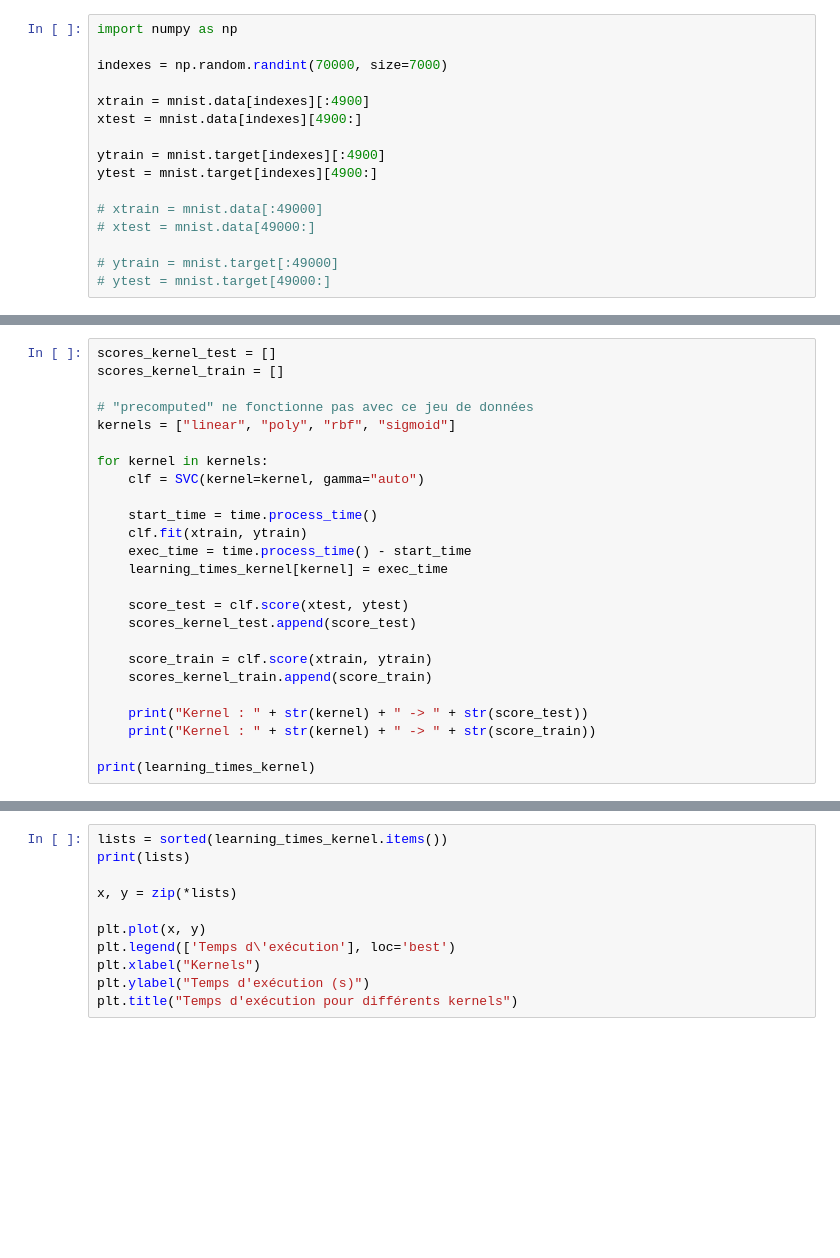
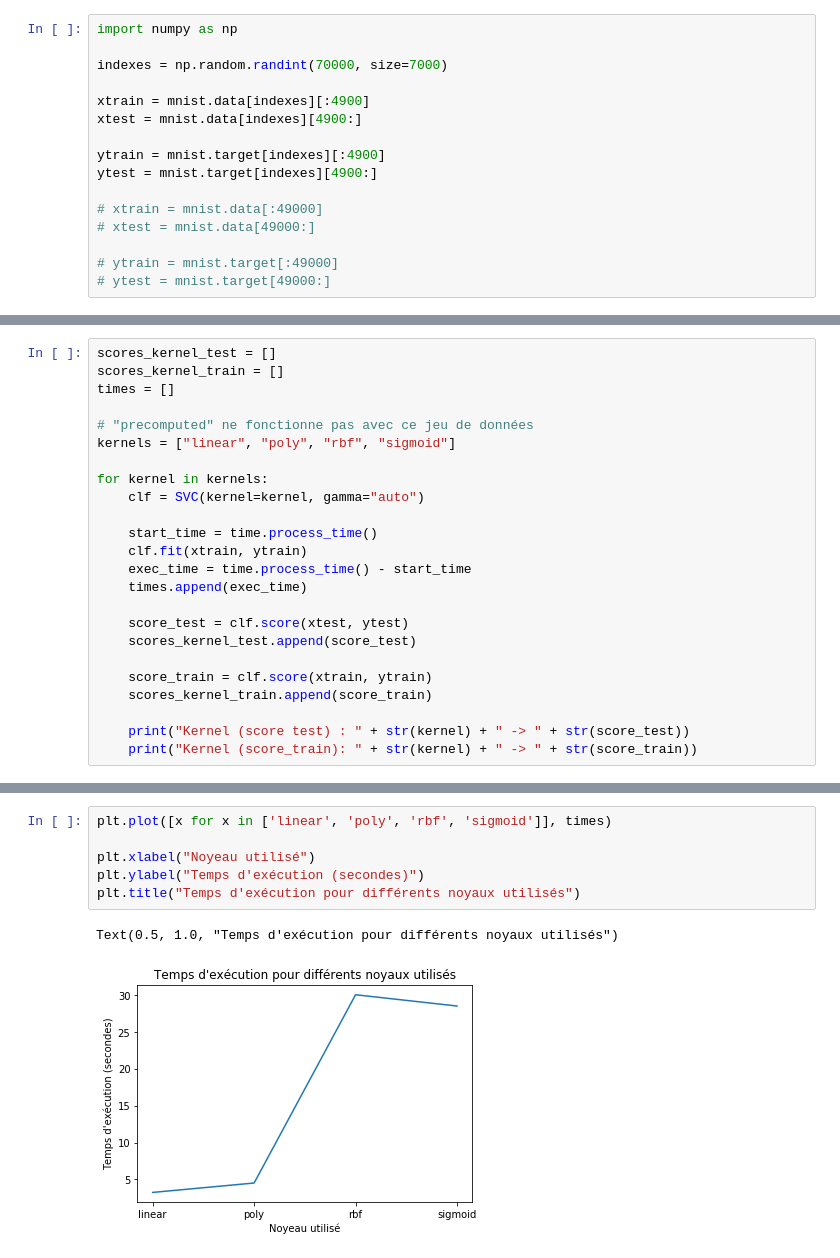
Before and after one commit to pierremrg/apprentissage, a Jupyter notebook: TP3.ipynb, the cells around one changed output, grey strips where cells are left out. Saved outputs shown, nothing was run; the diff lists cells and outputs as text; blank space fills up the shorter version.

```diff
--- a/TP3.ipynb
+++ b/TP3.ipynb
@@ -43,6 +64,7 @@ for itest in range(1,20):
 # %%
 scores_kernel_test = []
 scores_kernel_train = []
+times = []
 
 # "precomputed" ne fonctionne pas avec ce jeu de données
 kernels = ["linear", "poly", "rbf", "sigmoid"]
@@ -53,7 +75,7 @@ for kernel in kernels:
     start_time = time.process_time()
     clf.fit(xtrain, ytrain)
     exec_time = time.process_time() - start_time
-    learning_times_kernel[kernel] = exec_time
+    times.append(exec_time)
 
     score_test = clf.score(xtest, ytest)
     scores_kernel_test.append(score_test)
@@ -61,7 +83,5 @@ for kernel in kernels:
     score_train = clf.score(xtrain, ytrain)
     scores_kernel_train.append(score_train)
 
-    print("Kernel : " + str(kernel) + " -> " + str(score_test))
-    print("Kernel : " + str(kernel) + " -> " + str(score_train))
-
-print(learning_times_kernel)
+    print("Kernel (score test) : " + str(kernel) + " -> " + str(score_test))
+    print("Kernel (score_train): " + str(kernel) + " -> " + str(score_train))
@@ -68,14 +97,12 @@ print(learning_times_kernel)
 # %%
-lists = sorted(learning_times_kernel.items())
-print(lists)
+plt.plot([x for x in ['linear', 'poly', 'rbf', 'sigmoid']], times)
 
-x, y = zip(*lists)
-
-plt.plot(x, y)
-plt.legend(['Temps d\'exécution'], loc='best')
-plt.xlabel("Kernels")
-plt.ylabel("Temps d'exécution (s)")
-plt.title("Temps d'exécution pour différents kernels")
+plt.xlabel("Noyeau utilisé")
+plt.ylabel("Temps d'exécution (secondes)")
+plt.title("Temps d'exécution pour différents noyaux utilisés")
+# %% [output]
+Text(0.5, 1.0, "Temps d'exécution pour différents noyaux utilisés")
+[figure, added]
 # %%
 import numpy as np
 
```
Also changed, not shown: parts of 5 cells of this notebook, 2 other files.
